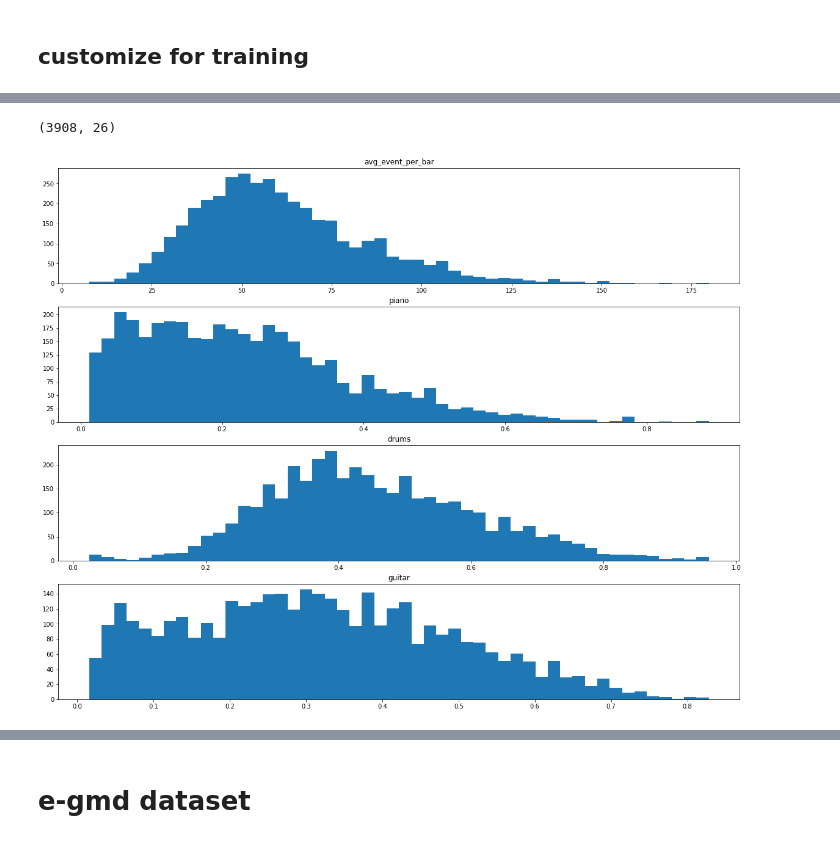
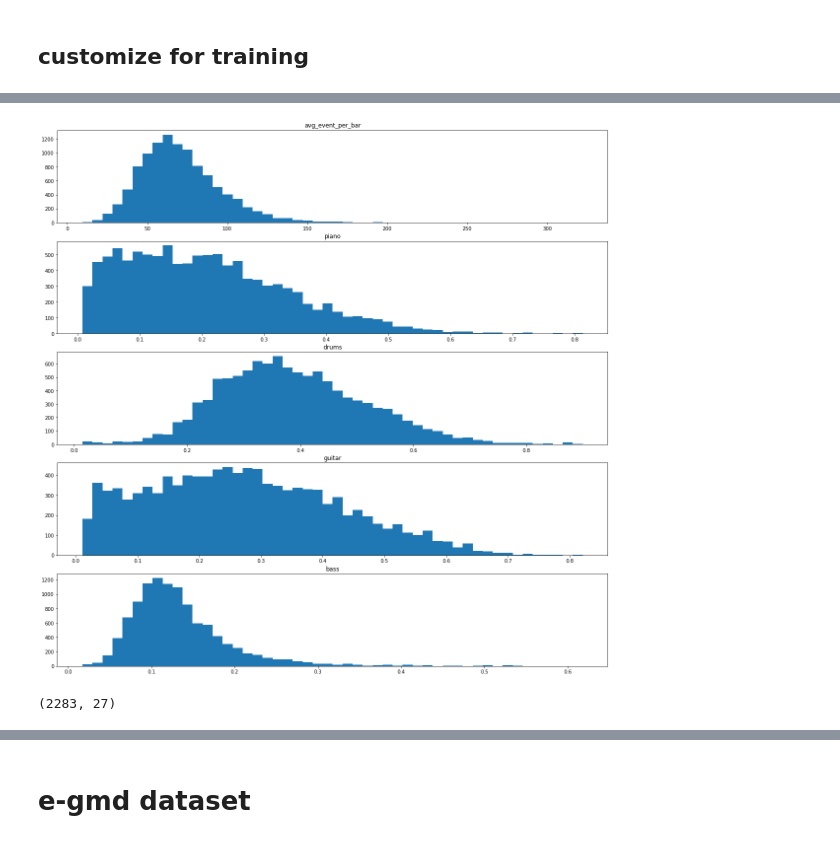
Before and after one commit to s-omranpour/MSG, a Jupyter notebook: data analysis.ipynb, the cells around one changed output, grey strips where cells are left out. Drawn from its saved outputs; the diff is of its cells as text; code cells hidden in the pictures.

Commit message:
update data

```diff
--- a/data analysis.ipynb
+++ b/data analysis.ipynb
@@ -45,7 +45,8 @@ df.head()
 | 4 | 934b2b590e68fb5c6b7ea99b8292af51.mid | 400 | 0 | 0 | 0 | 0 | 0 | 0 | 11299 | 1119 | ... | ... |
 5 rows × 21 columns
 # %%
-df.to_csv('lmd_data.csv', index=False)
+# df.to_csv('lmd_data.csv', index=False)
+df = pd.read_csv('lmd_data.csv')
 # %%
 # f = open('/home/soroosh/data/MIDI/LMD-Matched/msd-MAGD-genreAssignment.cls')
 # s = f.read().strip().split('\n')
@@ -97,8 +106,9 @@ plt.show()
 # %%
-df2 = df[(df.piano > 0) & (df.guitar > 0) & (df.drums > 0)]
-df2['sum_events'] = df2.progress_apply(lambda x: x['piano'] + x['guitar'] + x['drums'], axis=1)
+df2 = df[(df.piano > 0) & (df.guitar > 0) & (df.drums > 0) & (df.bass > 0)]
+df2['sum_events'] = df2.progress_apply(lambda x: x['piano'] + x['guitar'] + x['drums'] + x['bass'], axis=1)
 df2['piano_frac'] = df2.progress_apply(lambda x: x['piano']/ x['sum_events'], axis=1)
 df2['guitar_frac'] = df2.progress_apply(lambda x: x['guitar']/ x['sum_events'], axis=1)
+df2['bass_frac'] = df2.progress_apply(lambda x: x['bass']/ x['sum_events'], axis=1)
 df2['drums_frac'] = df2.progress_apply(lambda x: x['drums']/ x['sum_events'], axis=1)
 df2['avg_event_per_bar'] = df2.progress_apply(lambda x: x['sum_events']/x['n_bar'], axis=1)
 print(df2.shape)
@@ -115,23 +125,29 @@ df2.head()
 # %%
-df3 = df2[df2['genre'] != '-']
-print(df3.shape)
+# df3 = df2[df2['genre'] != '-']
+# print(df3.shape)
-# %% [output]
-(3908, 26)
 # %%
-plt.figure(figsize=(20,16))
-plt.subplot(4,1,1)
+plt.figure(figsize=(20,20))
+plt.subplot(5,1,1)
 plt.title('avg_event_per_bar')
-plt.hist(df3.avg_event_per_bar, 50)
-plt.subplot(4,1,2)
+plt.hist(df2.avg_event_per_bar, 50)
+plt.subplot(5,1,2)
 plt.title('piano')
-plt.hist(df3.piano_frac, 50)
-plt.subplot(4,1,3)
+plt.hist(df2.piano_frac, 50)
+plt.subplot(5,1,3)
 plt.title('drums')
-plt.hist(df3.drums_frac, 50)
-plt.subplot(4,1,4)
+plt.hist(df2.drums_frac, 50)
+plt.subplot(5,1,4)
 plt.title('guitar')
-plt.hist(df3.guitar_frac, 50)
+plt.hist(df2.guitar_frac, 50)
+plt.subplot(5,1,5)
+plt.title('bass')
+plt.hist(df2.bass_frac, 50)
 plt.show()
 # %% [output]
-[figure, old version]
+[figure, new version]
+# %%
+df3 = df2[(df2.drums_frac > 0.2) & (df2.piano_frac > 0.2) & (df2.guitar_frac > 0.2)]
+df3.shape
+# %% [output]
+(2283, 27)
 # %%
```
Also changed, not shown: parts of 6 cells of this notebook, 1 other file.
